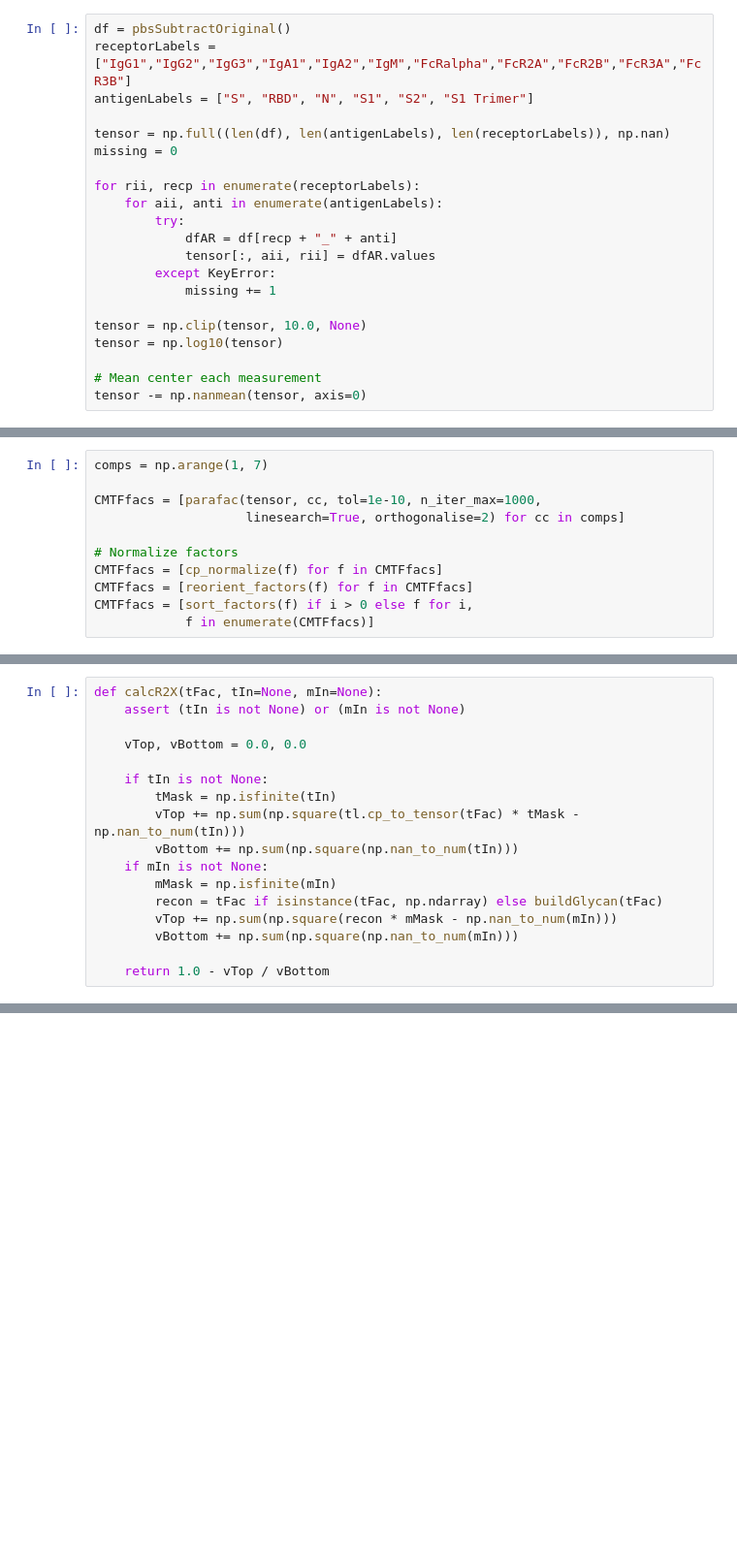
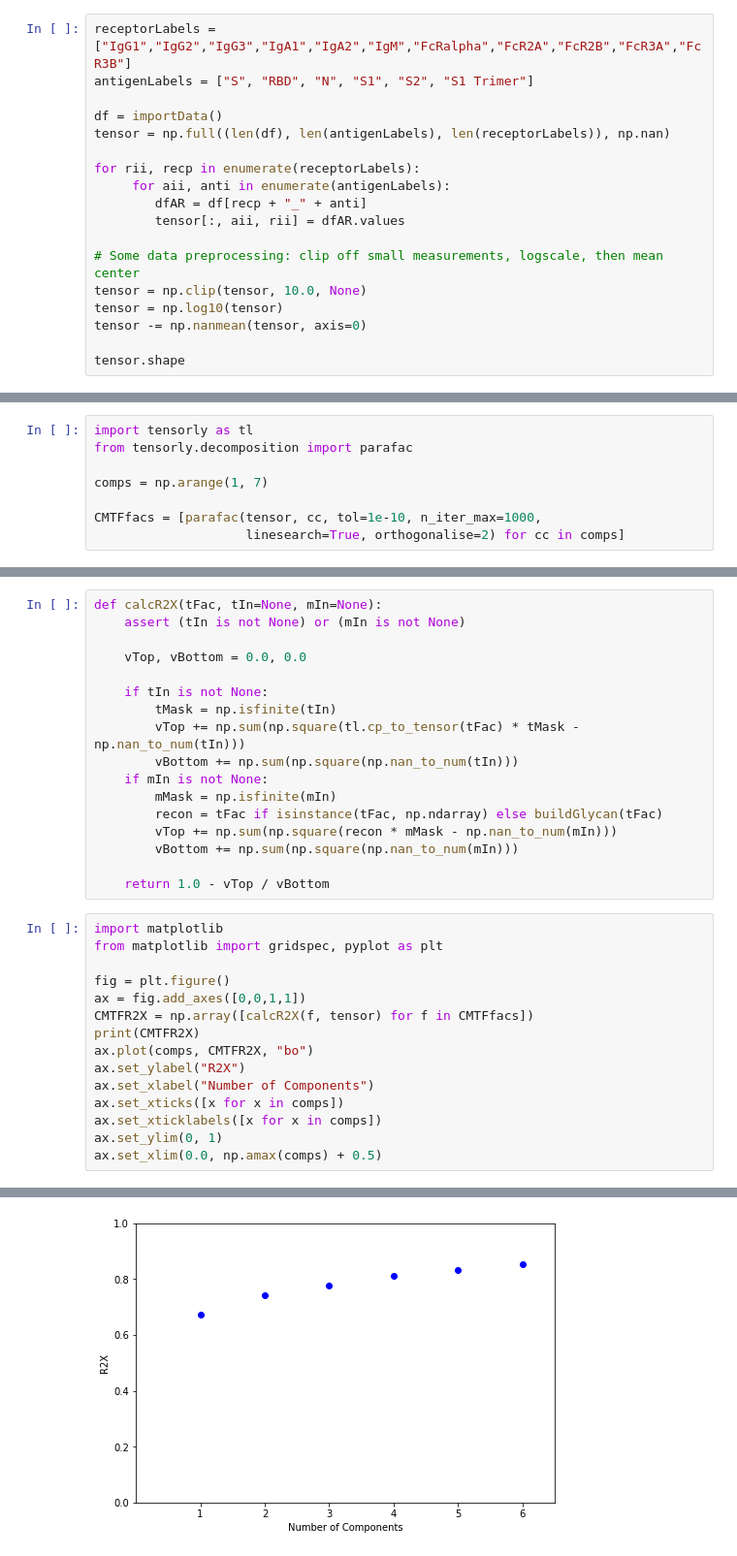
Before and after one commit to meyer-lab/tensorpack, a Jupyter notebook: Apply CP to SARS-CoV-2 Serology Dataset.ipynb, the cells around one changed output, grey strips where cells are left out. Shown at 97% size. Saved outputs shown, nothing was run; the diff lists cells and outputs as text; blank space fills up the shorter version.

Commit message:
Change for better tensorly purpose

```diff
--- a/Apply CP to SARS-CoV-2 Serology Dataset.ipynb
+++ b/Apply CP to SARS-CoV-2 Serology Dataset.ipynb
@@ -57,21 +50,18 @@ We remove all other data besides antigen and receptor measurements as well as wh
 # %%
-df = pbsSubtractOriginal()
 receptorLabels = ["IgG1","IgG2","IgG3","IgA1","IgA2","IgM","FcRalpha","FcR2A","FcR2B","FcR3A","FcR3B"]
 antigenLabels = ["S", "RBD", "N", "S1", "S2", "S1 Trimer"]
 
+df = importData()
 tensor = np.full((len(df), len(antigenLabels), len(receptorLabels)), np.nan)
-missing = 0
 
 for rii, recp in enumerate(receptorLabels):
-    for aii, anti in enumerate(antigenLabels):
-        try:
-            dfAR = df[recp + "_" + anti]
-            tensor[:, aii, rii] = dfAR.values
-        except KeyError:
-            missing += 1
+     for aii, anti in enumerate(antigenLabels):
+        dfAR = df[recp + "_" + anti]
+        tensor[:, aii, rii] = dfAR.values
 
+# Some data preprocessing: clip off small measurements, logscale, then mean center
 tensor = np.clip(tensor, 10.0, None)
 tensor = np.log10(tensor)
+tensor -= np.nanmean(tensor, axis=0)
 
-# Mean center each measurement
-tensor -= np.nanmean(tensor, axis=0)
+tensor.shape
@@ -155,11 +74,8 @@ def delete_component(tFac, compNum):
 # %%
+import tensorly as tl
+from tensorly.decomposition import parafac
+
 comps = np.arange(1, 7)
 
 CMTFfacs = [parafac(tensor, cc, tol=1e-10, n_iter_max=1000,
                     linesearch=True, orthogonalise=2) for cc in comps]
-
-# Normalize factors
-CMTFfacs = [cp_normalize(f) for f in CMTFfacs]
-CMTFfacs = [reorient_factors(f) for f in CMTFfacs]
-CMTFfacs = [sort_factors(f) if i > 0 else f for i,
-            f in enumerate(CMTFfacs)]
@@ -186,3 +98,19 @@ def calcR2X(tFac, tIn=None, mIn=None):
         vBottom += np.sum(np.square(np.nan_to_num(mIn)))
 
     return 1.0 - vTop / vBottom
+# %%
+import matplotlib
+from matplotlib import gridspec, pyplot as plt
+
+fig = plt.figure()
+ax = fig.add_axes([0,0,1,1])
+CMTFR2X = np.array([calcR2X(f, tensor) for f in CMTFfacs])
+print(CMTFR2X)
+ax.plot(comps, CMTFR2X, "bo")
+ax.set_ylabel("R2X")
+ax.set_xlabel("Number of Components")
+ax.set_xticks([x for x in comps])
+ax.set_xticklabels([x for x in comps])
+ax.set_ylim(0, 1)
+ax.set_xlim(0.0, np.amax(comps) + 0.5)
+# %% [output]
@@ -188,0 +119 @@ def calcR2X(tFac, tIn=None, mIn=None):
+[figure, added]
```
Also changed, not shown: parts of 29 cells of this notebook.
